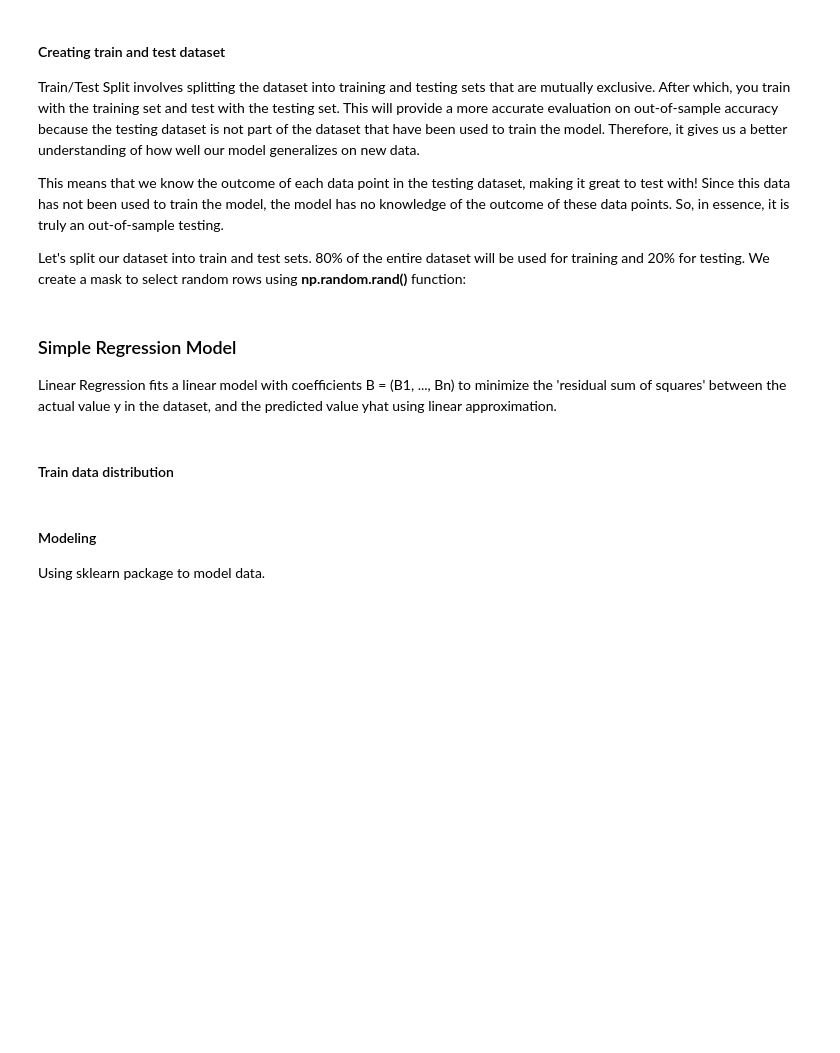
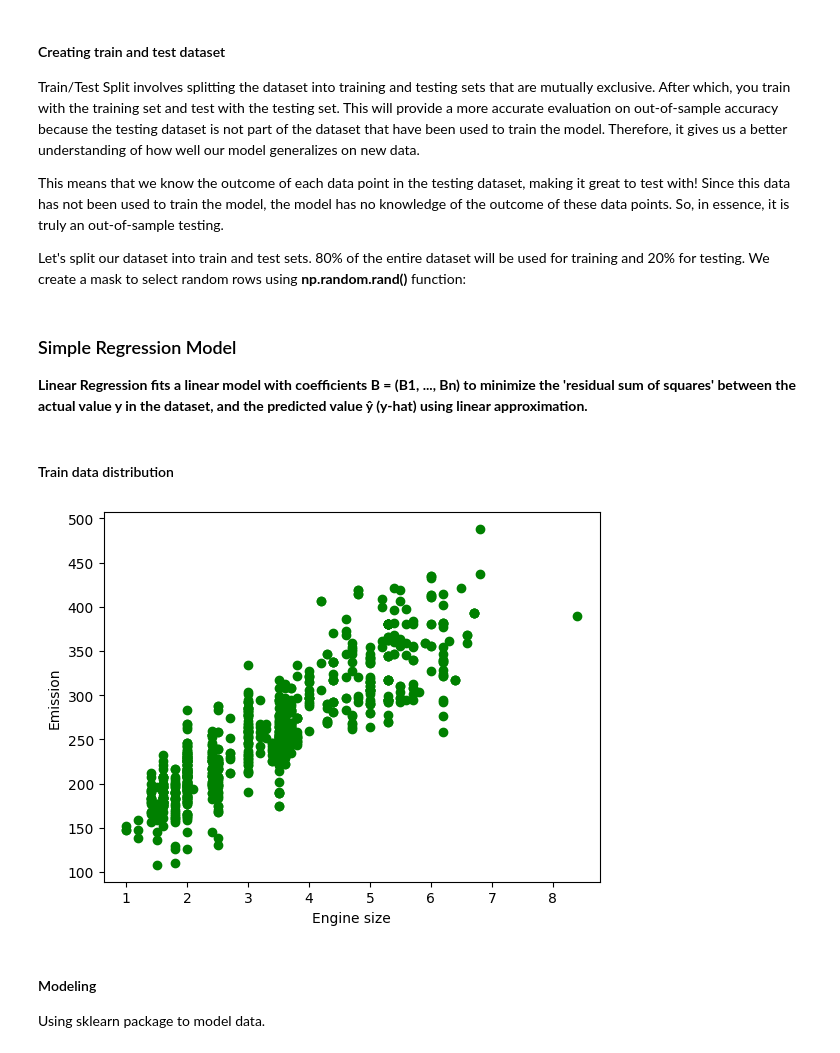
Before and after one commit to er-prateek-tripathi/Machine_Learning, a Jupyter notebook: IBM AI Engineering/Course-1-Machine Learning with Python/ML0101-Reg-Simple-Linear-Regression-Co2.ipynb, the cells around one changed output. Cells and saved outputs as stored; diff of their text form; code cells hidden in the pictures; blank space fills up the shorter version.

```diff
--- a/IBM AI Engineering/Course-1-Machine Learning with Python/ML0101-Reg-Simple-Linear-Regression-Co2.ipynb
+++ b/IBM AI Engineering/Course-1-Machine Learning with Python/ML0101-Reg-Simple-Linear-Regression-Co2.ipynb
@@ -137,14 +171,16 @@ train = cdf[msk]
 test = cdf[~msk]
 # %% [markdown]
 ### Simple Regression Model
-Linear Regression fits a linear model with coefficients B = (B1, ..., Bn) to minimize the 'residual sum of squares' between the actual value y in the dataset, and the predicted value yhat using linear approximation.
+**Linear Regression fits a linear model with coefficients B = (B1, ..., Bn) to minimize the 'residual sum of squares' between the actual value y in the dataset, and the predicted value  ŷ (y-hat) using linear approximation.**
 # %% [markdown]
 #### Train data distribution
 # %%
-plt.scatter(train.ENGINESIZE, train.CO2EMISSIONS,  color='blue')
+plt.scatter(train.ENGINESIZE, train.CO2EMISSIONS,  color='green')
 plt.xlabel("Engine size")
 plt.ylabel("Emission")
 plt.show()
+# %% [output]
+[figure, added]
 # %% [markdown]
 #### Modeling
 Using sklearn package to model data.
```
Also changed, not shown: parts of 22 cells of this notebook.
